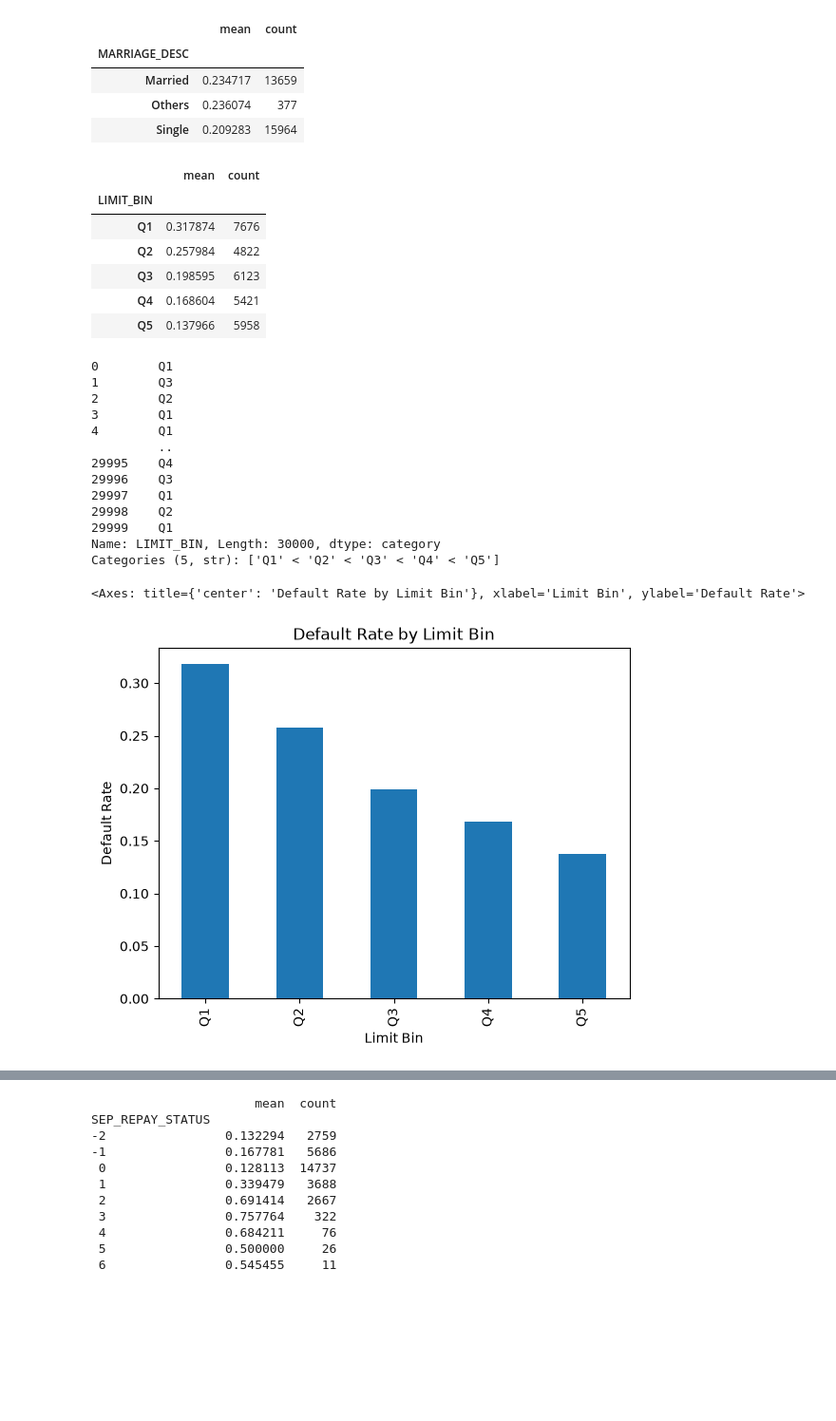
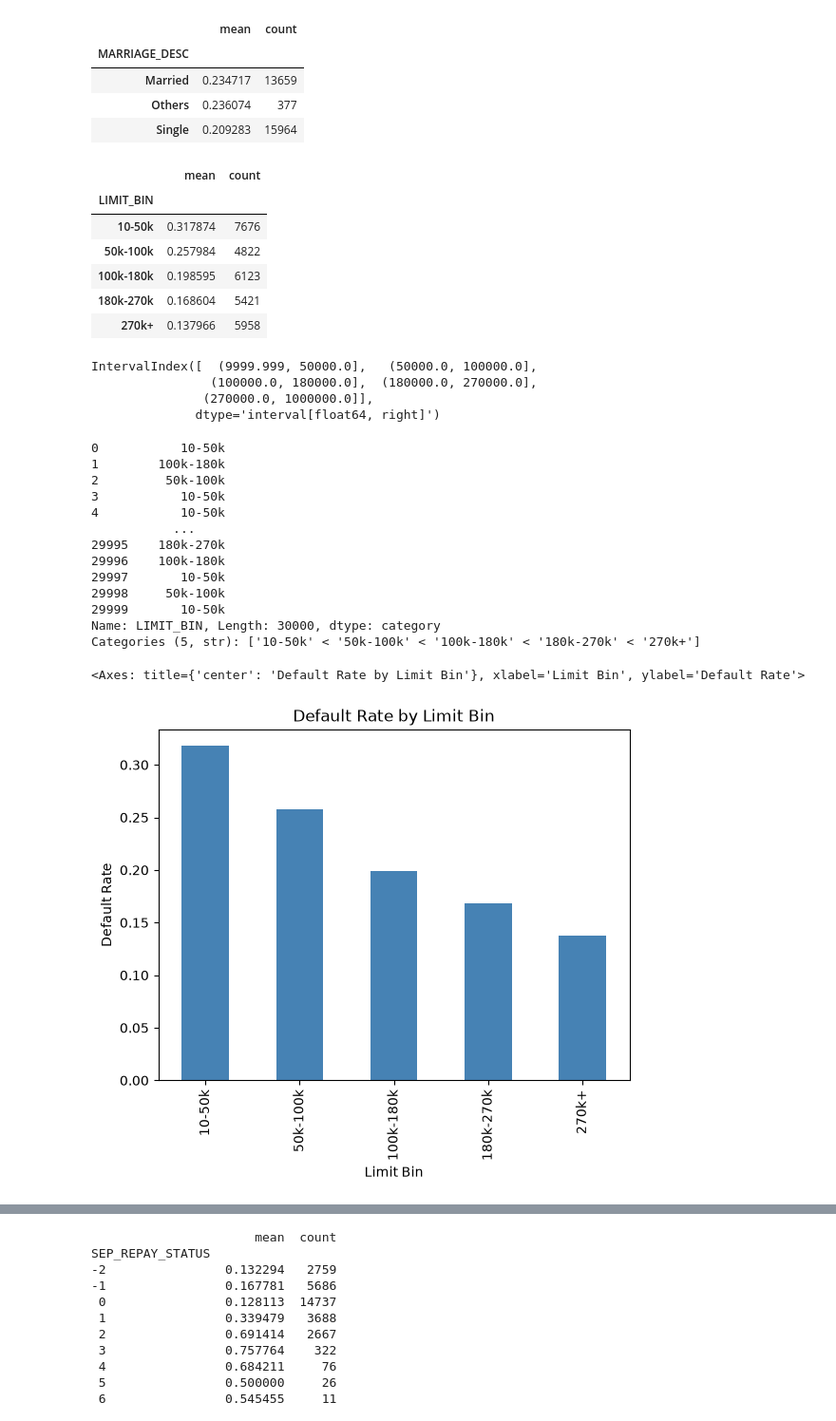
Before and after one commit to veronicakwon/predicting_credit_card_payment, a Jupyter notebook: notebooks/01_eda.ipynb, the cells around one changed output, grey strips where cells are left out. Shown at 95% size. Drawn from its saved outputs; the diff is of its cells as text; code cells hidden in the pictures; blank space fills up the shorter version.

Commit message:
edited visualizations

```diff
--- a/notebooks/01_eda.ipynb
+++ b/notebooks/01_eda.ipynb
@@ -184,35 +184,42 @@ df.groupby('MARRIAGE_DESC')['default.payment.next.month'].agg(['mean', 'count'])
 | Others | 0.236074 | 377 |
 | Single | 0.209283 | 15964 |
 # %%
-labels = ['Q1', 'Q2', 'Q3', 'Q4', 'Q5']
+labels = ['10-50k', '50k-100k', '100k-180k', '180k-270k', '270k+']
 df['LIMIT_BIN'] = pd.qcut(df['LIMIT_BAL'], 5, labels=labels)
 df.groupby('LIMIT_BIN')['default.payment.next.month'].agg(['mean','count'])
 # %% [output]
 |  | mean | count |
 | LIMIT_BIN |  |  |
-| Q1 | 0.317874 | 7676 |
-| Q2 | 0.257984 | 4822 |
-| Q3 | 0.198595 | 6123 |
-| Q4 | 0.168604 | 5421 |
-| Q5 | 0.137966 | 5958 |
+| 10-50k | 0.317874 | 7676 |
+| 50k-100k | 0.257984 | 4822 |
+| 100k-180k | 0.198595 | 6123 |
+| 180k-270k | 0.168604 | 5421 |
+| 270k+ | 0.137966 | 5958 |
+# %%
+pd.qcut(df['LIMIT_BAL'], 5).cat.categories
+# %% [output]
+IntervalIndex([  (9999.999, 50000.0],   (50000.0, 100000.0],
+                (100000.0, 180000.0],  (180000.0, 270000.0],
+               (270000.0, 1000000.0]],
+              dtype='interval[float64, right]')
 # %%
 df['LIMIT_BIN']
 # %% [output]
-0        Q1
-1        Q3
-2        Q2
-3        Q1
-4        Q1
-         ..
-29995    Q4
-29996    Q3
-29997    Q1
-29998    Q2
-29999    Q1
+0           10-50k
+1        100k-180k
+2         50k-100k
+3           10-50k
+4           10-50k
+           ...
+29995    180k-270k
+29996    100k-180k
+29997       10-50k
+29998     50k-100k
+29999       10-50k
 Name: LIMIT_BIN, Length: 30000, dtype: category
-Categories (5, str): ['Q1' < 'Q2' < 'Q3' < 'Q4' < 'Q5']
+Categories (5, str): ['10-50k' < '50k-100k' < '100k-180k' < '180k-270k' < '270k+']
 # %%
-df.groupby('LIMIT_BIN')['default.payment.next.month'].mean().plot(title='Default Rate by Limit Bin', xlabel='Limit Bin', ylabel='Default Rate', kind='bar')
+df.groupby('LIMIT_BIN')['default.payment.next.month'].mean().plot(title='Default Rate by Limit Bin', xlabel='Limit Bin', ylabel='Default Rate', kind='bar', color = 'steelblue')
 # %% [output]
 <Axes: title={'center': 'Default Rate by Limit Bin'}, xlabel='Limit Bin', ylabel='Default Rate'>
-[figure, old version]
+[figure, new version]
```
Also changed, not shown: parts of 8 cells of this notebook, 1 other file.
